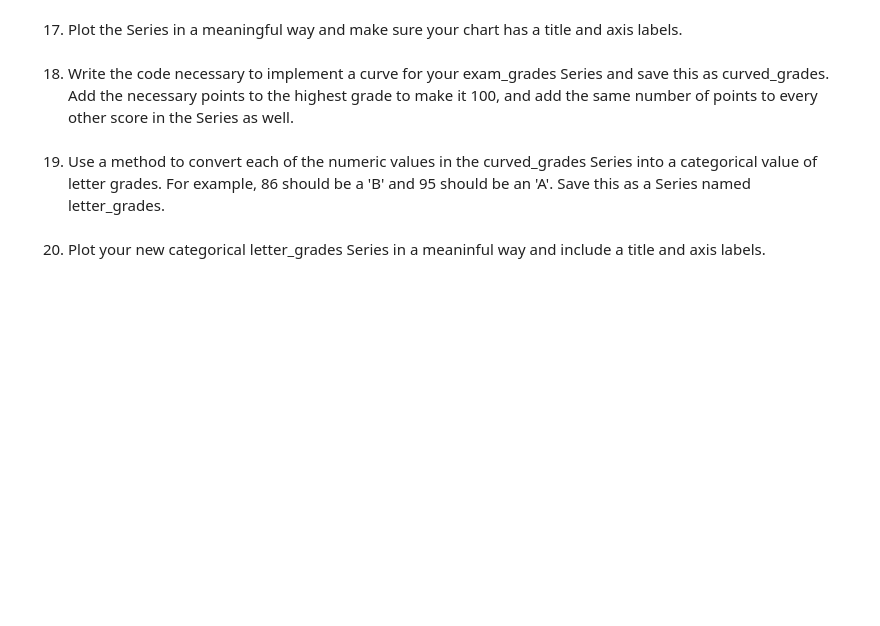
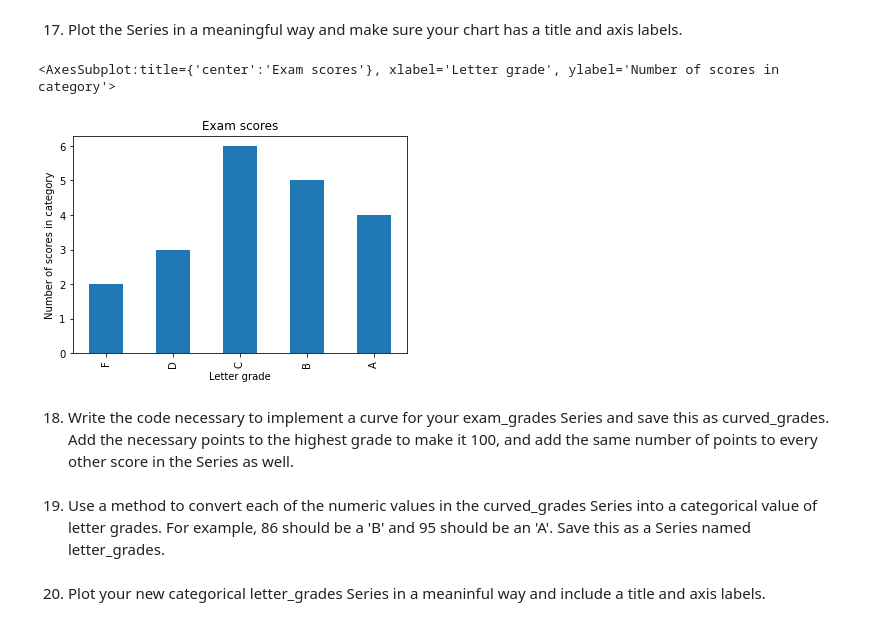
Before and after one commit to jesse-d-marder/numpy-pandas-visualization-exercises, a Jupyter notebook: pandas_series.ipynb, the cells around one changed output. Cells and saved outputs as stored; diff of their text form; code cells hidden in the pictures; blank space fills up the shorter version.

```diff
--- a/pandas_series.ipynb
+++ b/pandas_series.ipynb
@@ -330,0 +353,2 @@ Use pandas to create a Series named exam_scores from the following list:
+# %%
+exam_scores = pd.Series([60, 86, 75, 62, 93, 71, 60, 83, 95, 78, 65, 72, 69, 81, 96, 80, 85, 92, 82, 78])
@@ -333,4 +378,10 @@ Use pandas to create a Series named exam_scores from the following list:
 # %% [markdown]
 17. Plot the Series in a meaningful way and make sure your chart has a title and axis labels.
+# %%
+binned_scores = pd.cut(exam_scores, [0,60,70,80,90,100], labels =["F","D","C","B","A"])
+binned_scores.value_counts().reindex(binned_scores.cat.categories).plot.bar(title = "Exam scores", xlabel = "Letter grade", ylabel = "Number of scores in category")
+# %% [output]
+<AxesSubplot:title={'center':'Exam scores'}, xlabel='Letter grade', ylabel='Number of scores in category'>
+[figure, added]
 # %% [markdown]
 18. Write the code necessary to implement a curve for your exam_grades Series and save this as curved_grades. Add the necessary points to the highest grade to make it 100, and add the same number of points to every other score in the Series as well.
```
Also changed, not shown: parts of 108 cells of this notebook.
